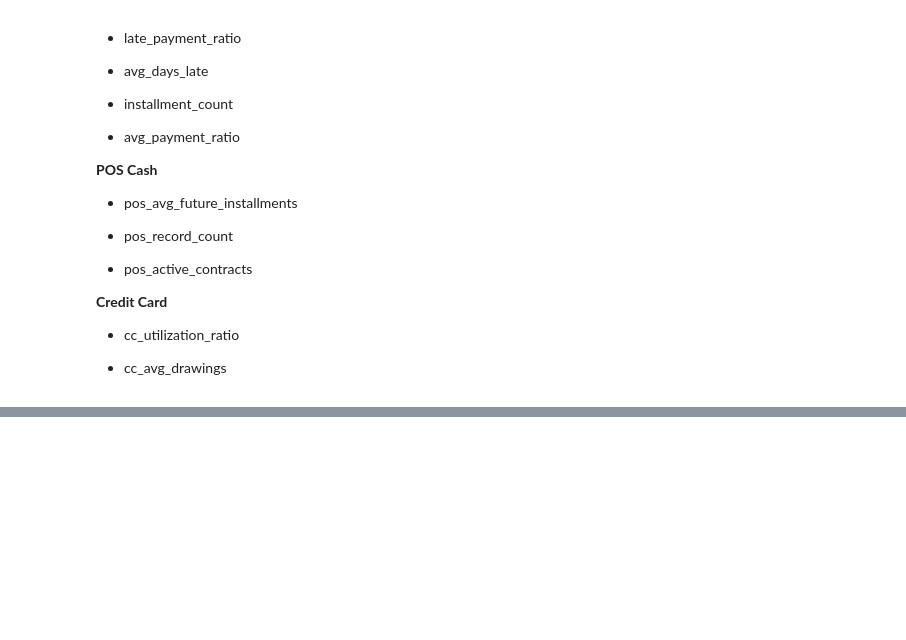
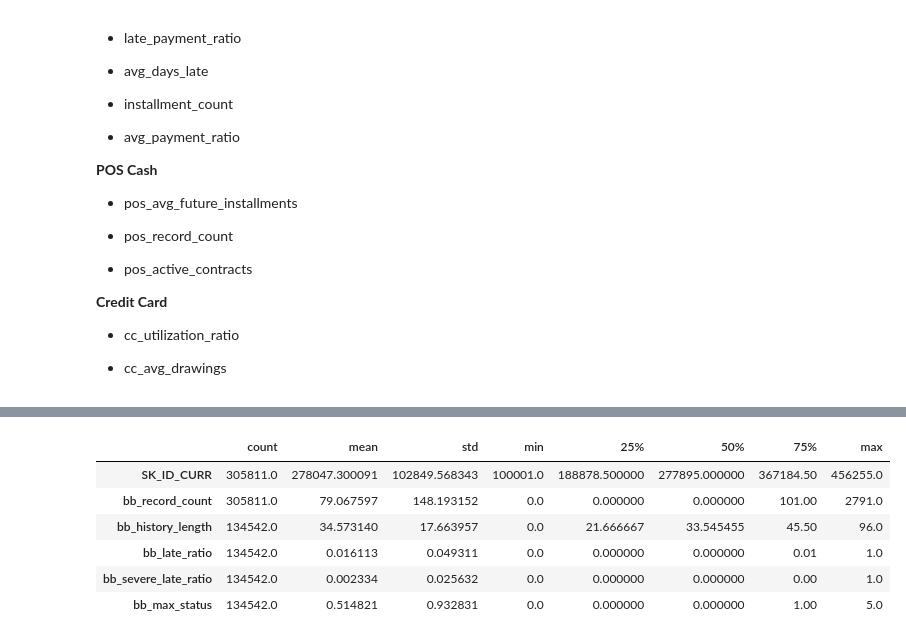
Before and after one commit to rabiadurgt/creditguard-ai, a Jupyter notebook: notebooks/03_feature_engineering.ipynb, the cells around one changed output, grey strips where cells are left out. Drawn from its saved outputs; the diff is of its cells as text; code cells hidden in the pictures; blank space fills up the shorter version.

Commit message:
feat: add bureau balance feature engineering

```diff
--- a/notebooks/03_feature_engineering.ipynb
+++ b/notebooks/03_feature_engineering.ipynb
@@ -440,3 +447,26 @@ En önemli bulgu:
 + cc_utilization_ratio
 
 + cc_avg_drawings
+# %%
+bureau = pd.read_csv(
+    "../data/raw/bureau.csv"
+)
+
+bureau_balance = pd.read_csv(
+    "../data/raw/bureau_balance.csv"
+)
+# %%
+from src.features.build_bureau_balance_features import (
+    build_bureau_balance_features
+)
+
+bb_features = (
+    build_bureau_balance_features(
+        bureau_balance,
+        bureau
+    )
+)
+
+print(bb_features.shape)
+
+bb_features.head()
@@ -442,0 +481,10 @@ En önemli bulgu:
+# %%
+bb_features.describe().T
+# %% [output]
+|  | count | mean | std | min | 25% | 50% | 75% | max |
+| SK_ID_CURR | 305811.0 | 278047.300091 | 102849.568343 | 100001.0 | 188878.500000 | 277895.000000 | 367184.50 | 456255.0 |
+| bb_record_count | 305811.0 | 79.067597 | 148.193152 | 0.0 | 0.000000 | 0.000000 | 101.00 | 2791.0 |
+| bb_history_length | 134542.0 | 34.573140 | 17.663957 | 0.0 | 21.666667 | 33.545455 | 45.50 | 96.0 |
+| bb_late_ratio | 134542.0 | 0.016113 | 0.049311 | 0.0 | 0.000000 | 0.000000 | 0.01 | 1.0 |
+| bb_severe_late_ratio | 134542.0 | 0.002334 | 0.025632 | 0.0 | 0.000000 | 0.000000 | 0.00 | 1.0 |
+| bb_max_status | 134542.0 | 0.514821 | 0.932831 | 0.0 | 0.000000 | 0.000000 | 1.00 | 5.0 |
```
Also changed, not shown: parts of 4 cells of this notebook, 6 other files.
